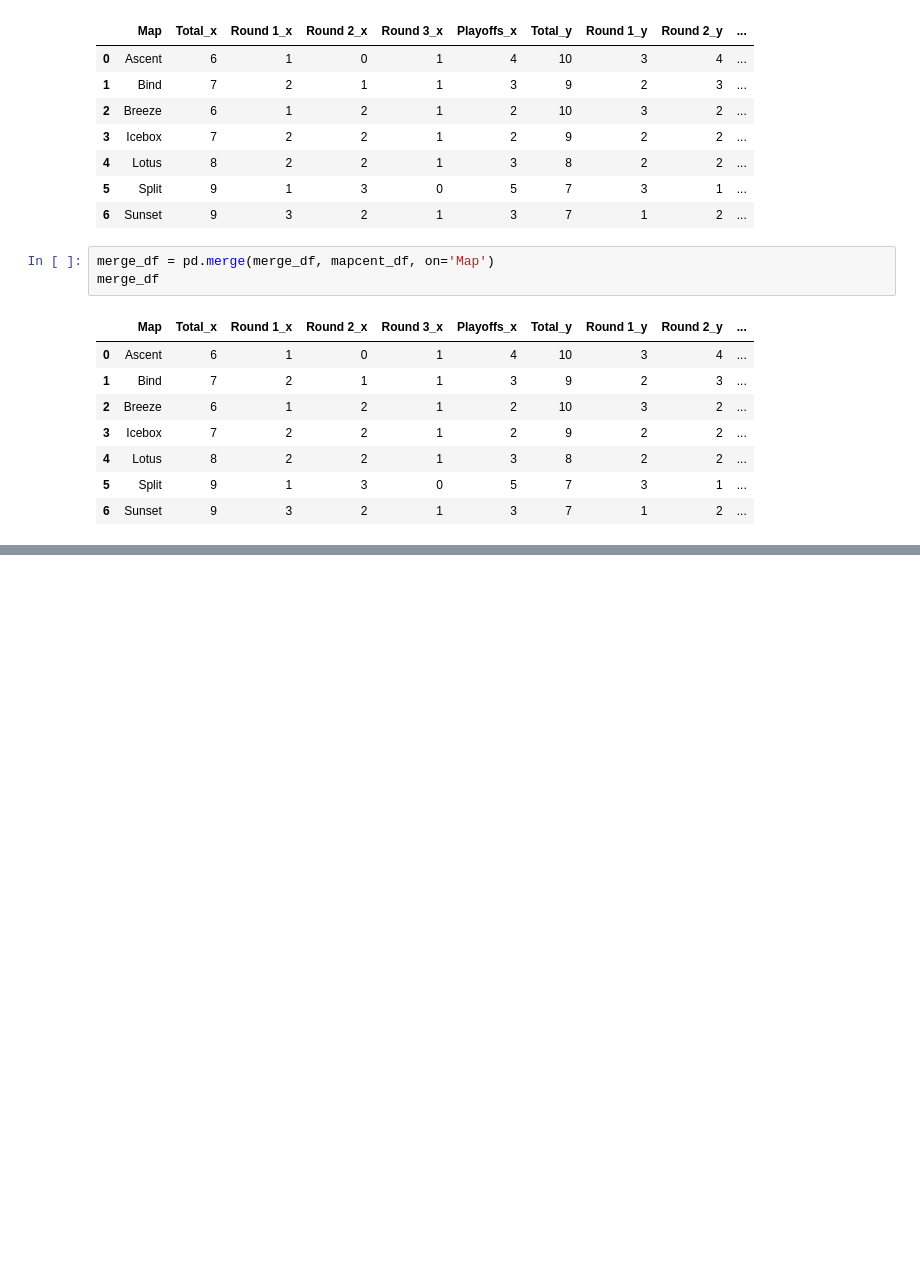
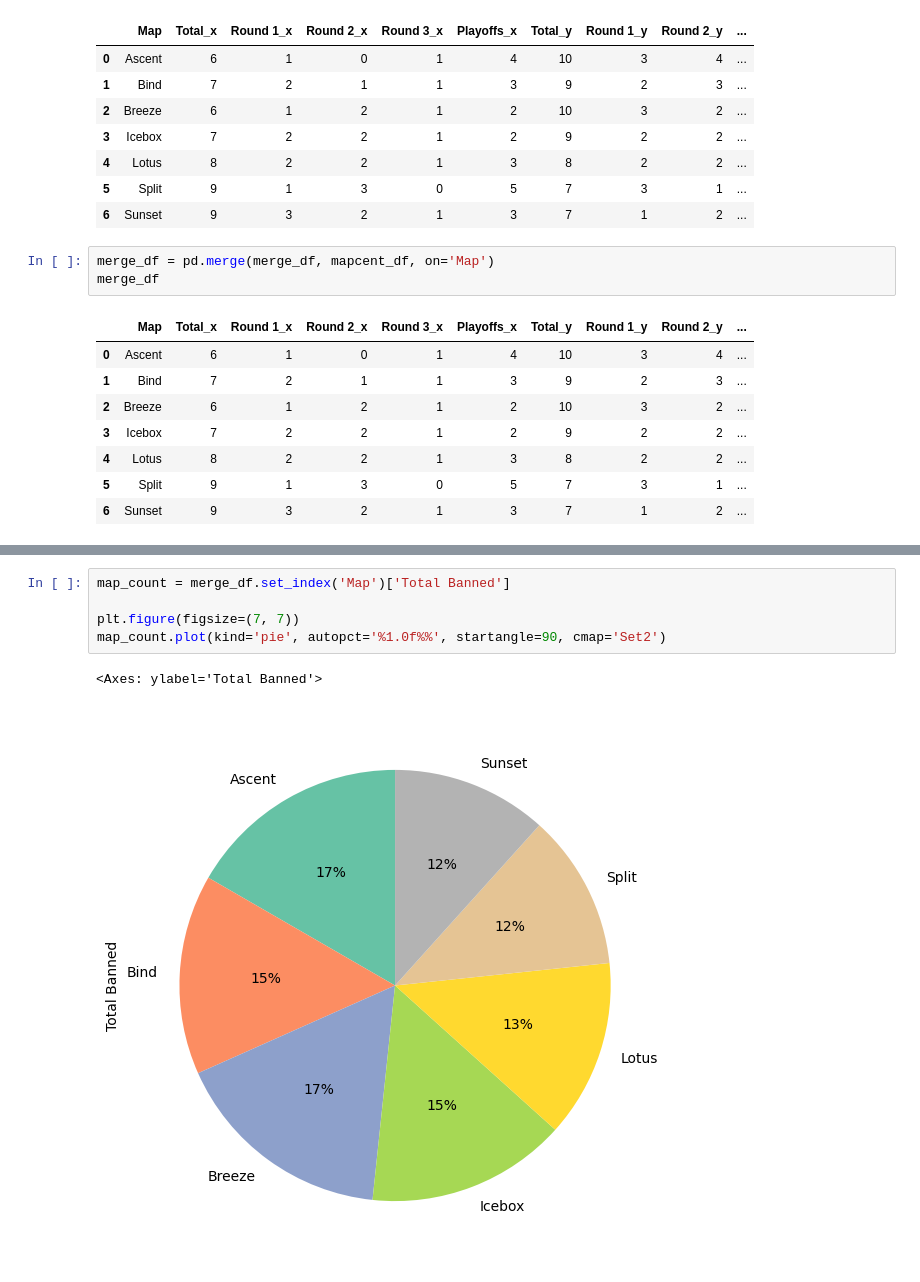
Before and after one commit to azrielmt/vct-masters-madrid-data, a Jupyter notebook: maps.ipynb, the cells around one changed output, grey strips where cells are left out. Cells and saved outputs as stored; diff of their text form; blank space fills up the shorter version.

```diff
--- a/maps.ipynb
+++ b/maps.ipynb
@@ -58,0 +96,8 @@ merge_df
+# %%
+map_count = merge_df.set_index('Map')['Total Banned']
+
+plt.figure(figsize=(7, 7))
+map_count.plot(kind='pie', autopct='%1.0f%%', startangle=90, cmap='Set2')
+# %% [output]
+<Axes: ylabel='Total Banned'>
+[figure, added]
```
Also changed, not shown: parts of 6 cells of this notebook.
